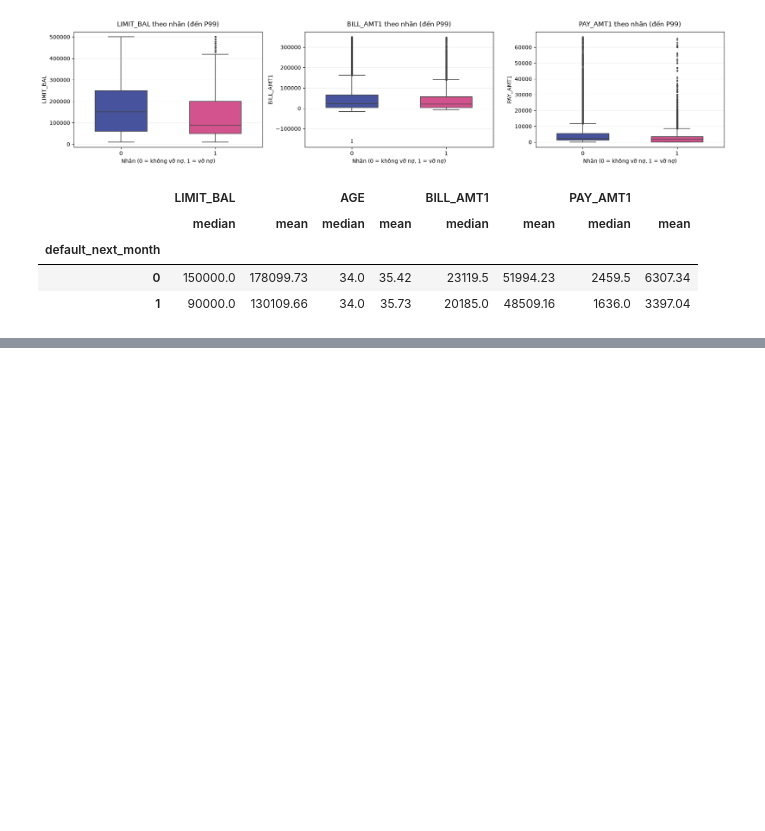
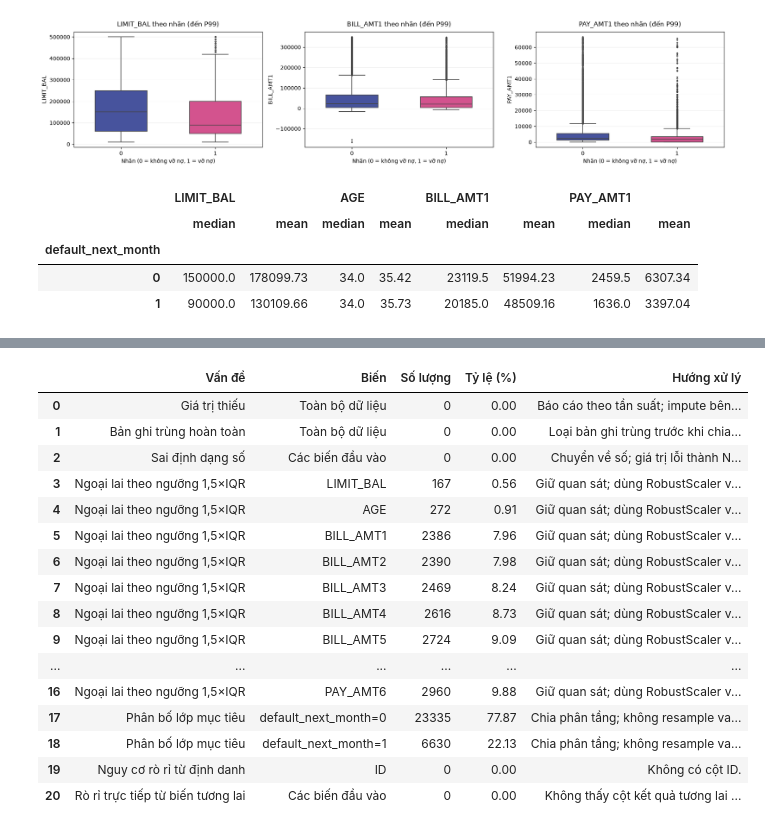
Before and after one commit to Nguen-03/ML_report, a Jupyter notebook: notebook/EDA.ipynb, the cells around one changed output, grey strips where cells are left out. Drawn from its saved outputs; the diff is of its cells as text; code cells hidden in the pictures; blank space fills up the shorter version.

```diff
--- a/notebook/EDA.ipynb
+++ b/notebook/EDA.ipynb
@@ -1,3 +1,10 @@
+# %%
+# setup
+from pathlib import Path
+PROJECT_ROOT = Path().resolve().parent
+FIGURES = PROJECT_ROOT / 'results/figures'
+RAW = PROJECT_ROOT / 'data/raw'
+PROCESSED = PROJECT_ROOT / 'data/processed'
 # %%
 #doc du lieu
 import pandas as pd
@@ -7,7 +14,7 @@ import matplotlib.pyplot as plt
 import seaborn as sns
 import os
 
-df = pd.read_excel("default of credit card clients.xls",
+df = pd.read_excel(RAW / "default of credit card clients.xls",
     header=1)
 print("Kich co du lieu: ", df.shape)
 display(df.head(5))
@@ -891,3 +941,78 @@ if "AGE" in df.columns:
 | 56–65 | 758 | 26.52 |
 | >65 | 86 | 26.74 |
 [figure]
+# %%
+# 6. Phát hiện và định lượng vấn đề chất lượng dữ liệu
+import pandas as pd
+
+quality_target = "default_next_month"
+quality_categorical = ["SEX", "EDUCATION", "MARRIAGE", "PAY_1", "PAY_2", "PAY_3", "PAY_4", "PAY_5", "PAY_6"]
+quality_continuous = [c for c in ["LIMIT_BAL", "AGE"] + [f"BILL_AMT{i}" for i in range(1, 7)] + [f"PAY_AMT{i}" for i in range(1, 7)] if c in df.columns]
+row_count = len(df)
+
+quality_rows = []
+def add_quality_issue(issue, column, count, treatment):
+    quality_rows.append({
+        "Vấn đề": issue,
+        "Biến": column,
+        "Số lượng": int(count),
+        "Tỷ lệ (%)": round(int(count) / row_count * 100, 2) if row_count else 0,
+        "Hướng xử lý": treatment,
+    })
+
+add_quality_issue("Giá trị thiếu", "Toàn bộ dữ liệu", df.isna().sum().sum(), "Báo cáo theo tần suất; impute bên trong pipeline sau khi chia tập.")
+add_quality_issue("Bản ghi trùng hoàn toàn", "Toàn bộ dữ liệu", df.duplicated().sum(), "Loại bản ghi trùng trước khi chia tập.")
+format_error_count = sum(
+    int(pd.to_numeric(df[c], errors="coerce").isna().sum() - df[c].isna().sum())
+    for c in df.columns if c != quality_target
+)
+add_quality_issue("Sai định dạng số", "Các biến đầu vào", format_error_count, "Chuyển về số; giá trị lỗi thành NaN để impute trong pipeline.")
+
+# invalid_education = int((~df["EDUCATION"].isin([1, 2, 3, 4])).sum())
+# invalid_marriage = int((~df["MARRIAGE"].isin([1, 2, 3])).sum())
+# add_quality_issue("Mã danh mục ngoài nhóm chuẩn", "EDUCATION", invalid_education, "Gộp mã 0, 5, 6 vào nhóm 4 (khác/không xác định).")
+# add_quality_issue("Mã danh mục ngoài nhóm chuẩn", "MARRIAGE", invalid_marriage, "Gộp mã 0 vào nhóm 3 (khác/không xác định).")
+
+outlier_counts = {}
+for column in quality_continuous:
+    values = pd.to_numeric(df[column], errors="coerce").dropna()
+    q1, q3 = values.quantile([0.25, 0.75])
+    iqr = q3 - q1
+    count = int(((values < q1 - 1.5 * iqr) | (values > q3 + 1.5 * iqr)).sum())
+    outlier_counts[column] = count
+    add_quality_issue("Ngoại lai theo ngưỡng 1,5×IQR", column, count, "Giữ quan sát; dùng RobustScaler vì giá trị lớn có thể hợp lệ.")
+
+label_counts = df[quality_target].value_counts(dropna=False).sort_index()
+for label, count in label_counts.items():
+    add_quality_issue("Phân bố lớp mục tiêu", f"{quality_target}={label}", count, "Chia phân tầng; không resample validation/test.")
+
+id_unique = df["ID"].nunique() if "ID" in df.columns else 0
+add_quality_issue("Nguy cơ rò rỉ từ định danh", "ID", row_count if "ID" in df.columns else 0,
+                  f"Loại ID khỏi đặc trưng (duy nhất {id_unique}/{row_count})." if "ID" in df.columns else "Không có cột ID.")
+add_quality_issue("Rò rỉ trực tiếp từ biến tương lai", "Các biến đầu vào", 0,
+                  "Không thấy cột kết quả tương lai ngoài nhãn; cần xác nhận ý nghĩa nghiệp vụ của từng biến.")
+quality_report = pd.DataFrame(quality_rows)
+display(quality_report)
+
+print(f"Kích thước dữ liệu: {df.shape}; số biến liên tục kiểm tra IQR: {len(quality_continuous)}")
+print(f"Tổng lượt ngoại lai theo các cột (không phải số dòng duy nhất): {sum(outlier_counts.values()):,}")
+print("Tỷ lệ nhãn (%):")
+display((label_counts / label_counts.sum() * 100).rename("Tỷ lệ (%)").to_frame())
+# %% [output]
+|  | Vấn đề | Biến | Số lượng | Tỷ lệ (%) | Hướng xử lý |
+| 0 | Giá trị thiếu | Toàn bộ dữ liệu | 0 | 0.00 | Báo cáo theo tần suất; impute bên... |
+| 1 | Bản ghi trùng hoàn toàn | Toàn bộ dữ liệu | 0 | 0.00 | Loại bản ghi trùng trước khi chia... |
+| 2 | Sai định dạng số | Các biến đầu vào | 0 | 0.00 | Chuyển về số; giá trị lỗi thành N... |
+| 3 | Ngoại lai theo ngưỡng 1,5×IQR | LIMIT_BAL | 167 | 0.56 | Giữ quan sát; dùng RobustScaler v... |
+| 4 | Ngoại lai theo ngưỡng 1,5×IQR | AGE | 272 | 0.91 | Giữ quan sát; dùng RobustScaler v... |
+| 5 | Ngoại lai theo ngưỡng 1,5×IQR | BILL_AMT1 | 2386 | 7.96 | Giữ quan sát; dùng RobustScaler v... |
+| 6 | Ngoại lai theo ngưỡng 1,5×IQR | BILL_AMT2 | 2390 | 7.98 | Giữ quan sát; dùng RobustScaler v... |
+| 7 | Ngoại lai theo ngưỡng 1,5×IQR | BILL_AMT3 | 2469 | 8.24 | Giữ quan sát; dùng RobustScaler v... |
+| 8 | Ngoại lai theo ngưỡng 1,5×IQR | BILL_AMT4 | 2616 | 8.73 | Giữ quan sát; dùng RobustScaler v... |
+| 9 | Ngoại lai theo ngưỡng 1,5×IQR | BILL_AMT5 | 2724 | 9.09 | Giữ quan sát; dùng RobustScaler v... |
+| ... | ... | ... | ... | ... | ... |
+| 16 | Ngoại lai theo ngưỡng 1,5×IQR | PAY_AMT6 | 2960 | 9.88 | Giữ quan sát; dùng RobustScaler v... |
+| 17 | Phân bố lớp mục tiêu | default_next_month=0 | 23335 | 77.87 | Chia phân tầng; không resample va... |
+| 18 | Phân bố lớp mục tiêu | default_next_month=1 | 6630 | 22.13 | Chia phân tầng; không resample va... |
+| 19 | Nguy cơ rò rỉ từ định danh | ID | 0 | 0.00 | Không có cột ID. |
+| 20 | Rò rỉ trực tiếp từ biến tương lai | Các biến đầu vào | 0 | 0.00 | Không thấy cột kết quả tương lai ... |
```
Also changed, not shown: parts of 11 cells of this notebook, 12 other files.
